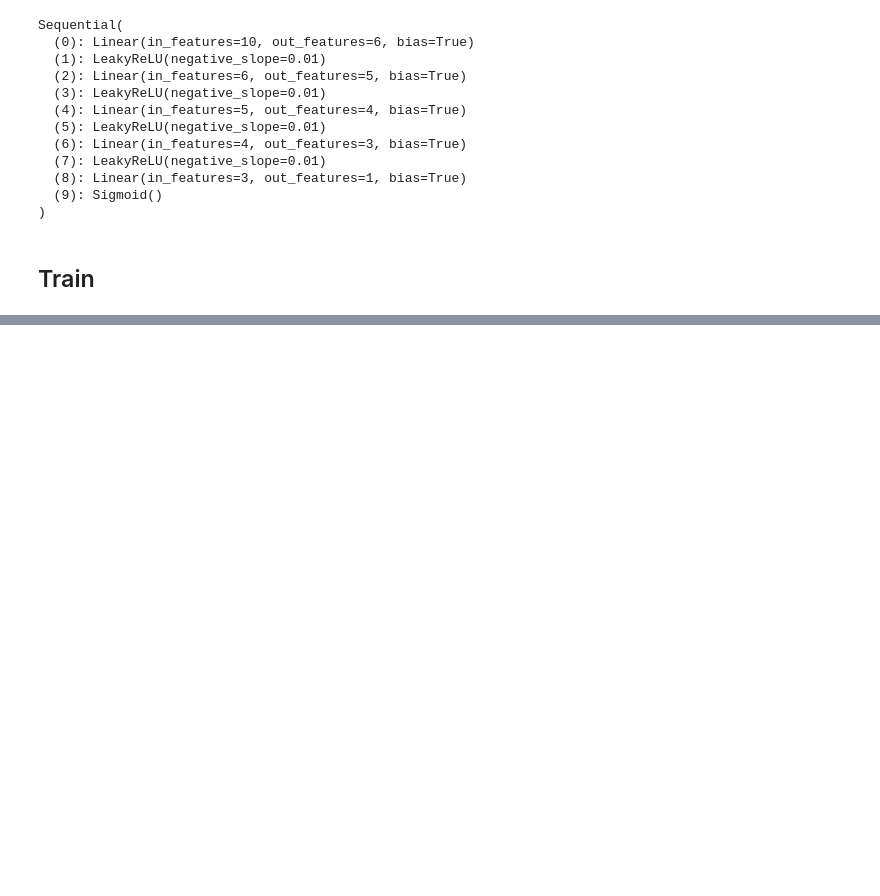
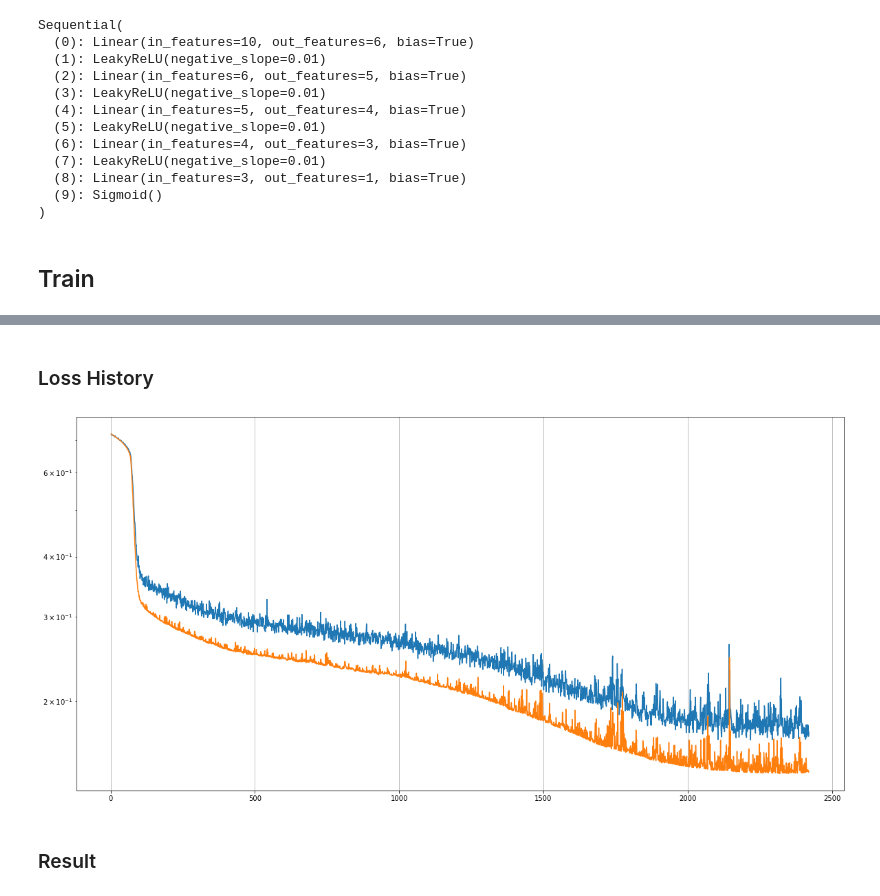
Before and after one commit to DongGuk-Seo/Study, a Jupyter notebook: DL/binary_classification.ipynb, the cells around one changed output, grey strips where cells are left out. Saved outputs shown, nothing was run; the diff lists cells and outputs as text; code cells hidden in the pictures; blank space fills up the shorter version.

```diff
--- a/DL/binary_classification.ipynb
+++ b/DL/binary_classification.ipynb
@@ -232 +231,18 @@ The best validation loss from epoch 2616 : 1.3084e-01
 <All keys matched successfully>
+# %% [markdown]
+### Loss History
+# %%
+plot_from = 2
+
+plt.figure(figsize=(20,10))
+plt.grid(True)
+plt.plot(
+    range(plot_from, len(train_history)), train_history[plot_from:],
+    range(plot_from, len(valid_history)), valid_history[plot_from:]
+)
+plt.yscale('log')
+plt.show()
+# %% [output]
+[figure, added]
+# %% [markdown]
+### Result
```
Also changed, not shown: parts of 3 cells of this notebook, 2 other files.
